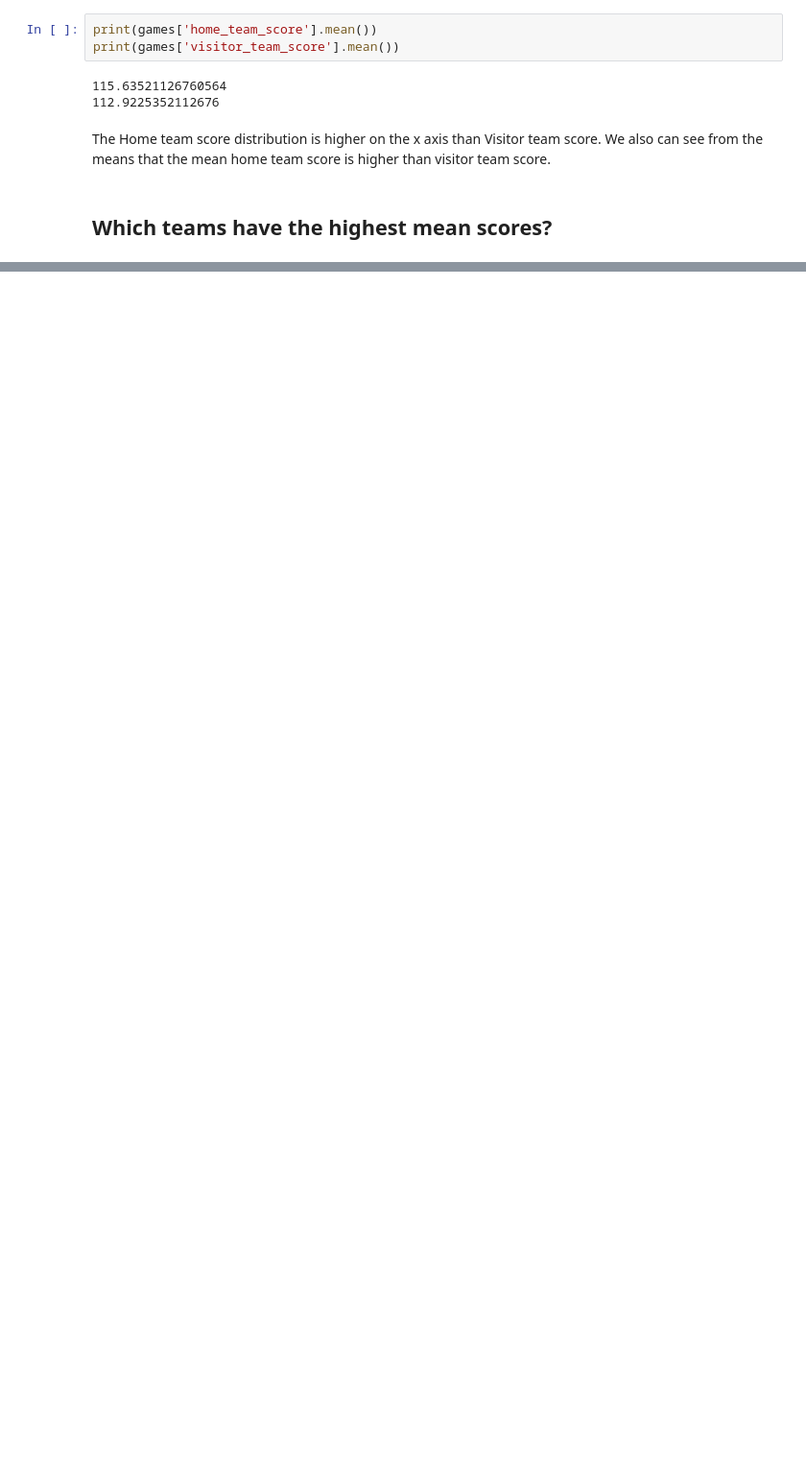
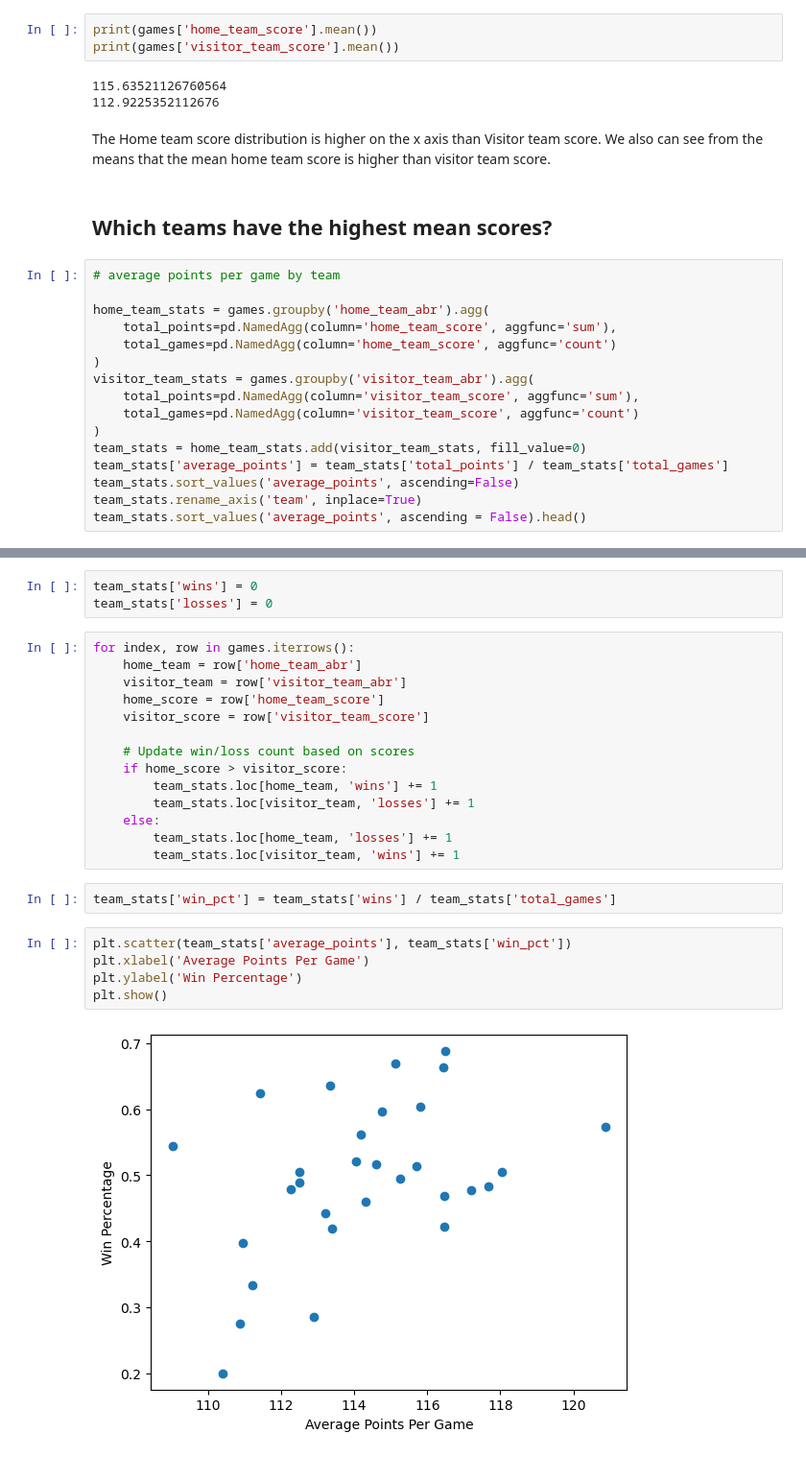
Before and after one commit to dlesueur/386Project, a Jupyter notebook: EDA.ipynb, the cells around one changed output, grey strips where cells are left out. Shown at 96% size. Drawn from its saved outputs; the diff is of its cells as text; blank space fills up the shorter version.

```diff
--- a/EDA.ipynb
+++ b/EDA.ipynb
@@ -34,3 +35,19 @@ print(games['visitor_team_score'].mean())
 The Home team score distribution is higher on the x axis than Visitor team score. We also can see from the means that the mean home team score is higher than visitor team score.
 # %% [markdown]
 ## Which teams have the highest mean scores?
+# %%
+# average points per game by team
+
+home_team_stats = games.groupby('home_team_abr').agg(
+    total_points=pd.NamedAgg(column='home_team_score', aggfunc='sum'),
+    total_games=pd.NamedAgg(column='home_team_score', aggfunc='count')
+)
+visitor_team_stats = games.groupby('visitor_team_abr').agg(
+    total_points=pd.NamedAgg(column='visitor_team_score', aggfunc='sum'),
+    total_games=pd.NamedAgg(column='visitor_team_score', aggfunc='count')
+)
+team_stats = home_team_stats.add(visitor_team_stats, fill_value=0)
+team_stats['average_points'] = team_stats['total_points'] / team_stats['total_games']
+team_stats.sort_values('average_points', ascending=False)
+team_stats.rename_axis('team', inplace=True)
+team_stats.sort_values('average_points', ascending = False).head()
@@ -36,0 +68,26 @@ The Home team score distribution is higher on the x axis than Visitor team score
+# %%
+team_stats['wins'] = 0
+team_stats['losses'] = 0
+# %%
+for index, row in games.iterrows():
+    home_team = row['home_team_abr']
+    visitor_team = row['visitor_team_abr']
+    home_score = row['home_team_score']
+    visitor_score = row['visitor_team_score']
+
+    # Update win/loss count based on scores
+    if home_score > visitor_score:
+        team_stats.loc[home_team, 'wins'] += 1
+        team_stats.loc[visitor_team, 'losses'] += 1
+    else:
+        team_stats.loc[home_team, 'losses'] += 1
+        team_stats.loc[visitor_team, 'wins'] += 1
+# %%
+team_stats['win_pct'] = team_stats['wins'] / team_stats['total_games']
+# %%
+plt.scatter(team_stats['average_points'], team_stats['win_pct'])
+plt.xlabel('Average Points Per Game')
+plt.ylabel('Win Percentage')
+plt.show()
+# %% [output]
+[figure, added]
```
Also changed, not shown: parts of 9 cells of this notebook.
